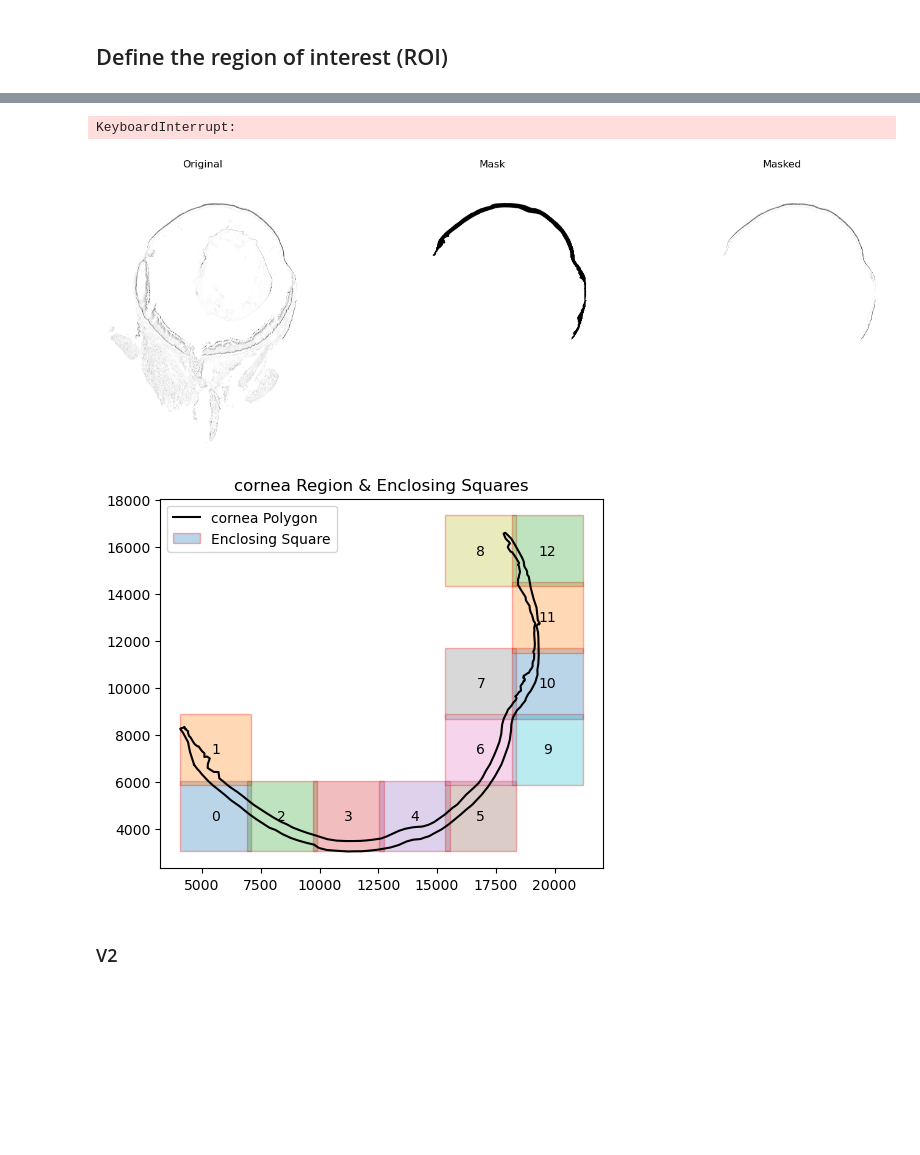
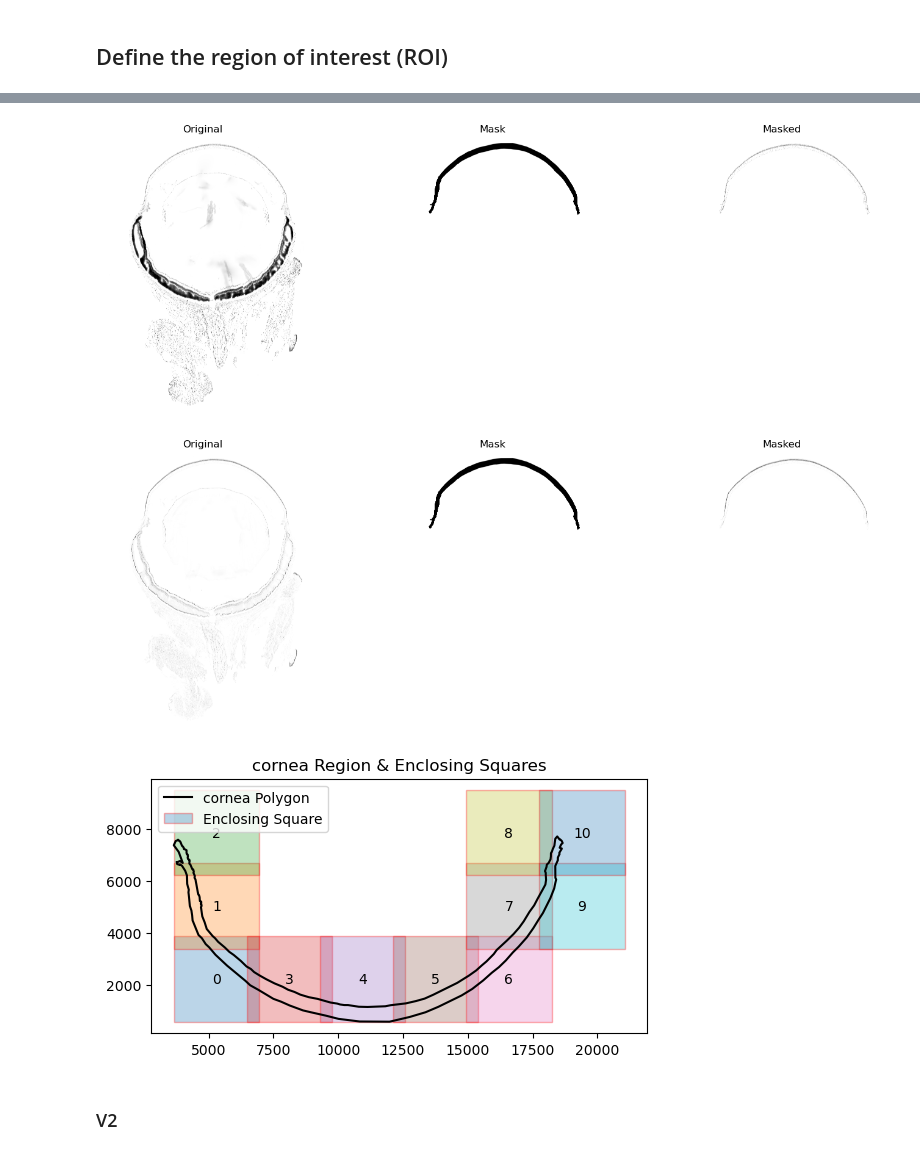
Before and after one commit to xiwang3236/SpatialOmics_cellpose, a Jupyter notebook: resegmentation_pipeline_base.ipynb, the cells around one changed output, grey strips where cells are left out. Drawn from its saved outputs; the diff is of its cells as text; code cells hidden in the pictures; blank space fills up the shorter version.

Commit message:
update for overlap regions

```diff
--- a/resegmentation_pipeline_base.ipynb
+++ b/resegmentation_pipeline_base.ipynb
@@ -8,16 +8,16 @@ import matplotlib.pyplot as plt
 from shapely.geometry import Polygon, box
 # %%
 ddir = 'D:\Alexis\Projects\SpatialOmics_cellpose\\results'
-base_path = "D:\Alexis\Projects\SpatialOmics_cellpose\data_DRG\output-XETG00245__0058080__Test_Lesion_DRGs_1__20250806__180812"
+base_path = "D:\Alexis\Projects\SpatialOmics_cellpose\data5k\output-XETG00245__0041374__Section_3_1888OD__20250326__175738"
 # Select first and third hannels for segmentation (can only select three)
 fullres_chanel_0 = f"{base_path}\morphology_focus\morphology_focus_0000.ome.tif"
-fullres_chanel_1 = f"{base_path}\morphology_focus\morphology_focus_0001.ome.tif"
-fullres_chanel_3 = f"{base_path}\morphology_focus\morphology_focus_0003.ome.tif"
+fullres_chanel_2 = f"{base_path}\morphology_focus\morphology_focus_0002.ome.tif"
+# fullres_chanel_3 = f"{base_path}\morphology_focus\morphology_focus_0003.ome.tif"
 
-sample_name = "Test_Lesion_DRGs_1"
+sample_name = "1888od"
 
 # comment out if don't have ROI
-ROI_filepath = f"{base_path}\{sample_name}_coordinates.csv"
+ROI_filepath = f"{base_path}\{sample_name}_coords.csv"
 
 # Levels: pixelsize in µm https://kb.10xgenomics.com/hc/en-us/articles/11636252598925
 scalefactors = {
@@ -132,13 +99,13 @@ all_sections
 # %%
 # Read the ROI coordinates from the CSV file
-from SRC_RESEG.crop_image import *
+from src.core.crop_image import *
 
-# # TODO: Comment out if dont have ROI
-# plot_roi(ROI_filepath)
-# polygon_coords = pd.read_csv(ROI_filepath)
+# TODO: Comment out if dont have ROI
+plot_roi(ROI_filepath)
+polygon_coords = pd.read_csv(ROI_filepath)
 
 # polygon_coords = all_sections
 
-# # Extract the X and Y coordinates
-# x_coords = polygon_coords['X']
-# y_coords = polygon_coords['Y']
+# Extract the X and Y coordinates
+x_coords = polygon_coords['X']
+y_coords = polygon_coords['Y']
@@ -151,7 +120,7 @@ mask, masked_img_0 = mask_polygon_from_tif(
     plot=True
 )
 # %% [output]
-KeyboardInterrupt:
+[figure, added]
 # %%
 mask, masked_img_2 = mask_polygon_from_tif(
     fullres_chanel_2,
@@ -161,7 +130,7 @@ mask, masked_img_2 = mask_polygon_from_tif(
     plot=True
 )
 # %% [output]
-[figure, old version]
+[figure, new version]
 # %%
 import matplotlib.pyplot as plt
 from PIL import Image
@@ -169,35 +138,35 @@ import numpy as np
 # %%
 # Combine X and Y into coordinate pairs
 x_coords_rescaled = x_coords / pixelsize
 y_coords_rescaled = y_coords / pixelsize
 rescaled_polygon_roi = list(zip(x_coords_rescaled, y_coords_rescaled))
 
 # Create a Polygon object
 rescaled_polygon_roi = Polygon(rescaled_polygon_roi)
 
 # Define square size
 square_size = int(crop_size)
-overlap_size = 40/0.2125
+overlap_size = 100/0.2125
 
 # Generate non-overlapping square regions
 overlapping_squares = crop_polygon_to_squares(rescaled_polygon_roi, square_size, overlap_size=overlap_size, with_overlap=True)
 non_overlapping_squares = crop_polygon_to_squares(rescaled_polygon_roi, square_size, with_overlap=False)
 
 
 plot_polygon_and_squares(
     rescaled_polygon_roi,
     overlapping_squares,
     title="cornea Region & Enclosing Squares",
     polygon_label="cornea Polygon",
     square_label="Enclosing Square"
 )
 
 # for square in overlapping_squares:
 #     print("square:", square)
 #     x, y = square.exterior.xy
 #     print(" x:", x,"\n", "y:", y)
 # %% [output]
-[figure, old version]
+[figure, new version]
 # %% [markdown]
 ### V2
 # %%
```
Also changed, not shown: parts of 8 cells of this notebook.
